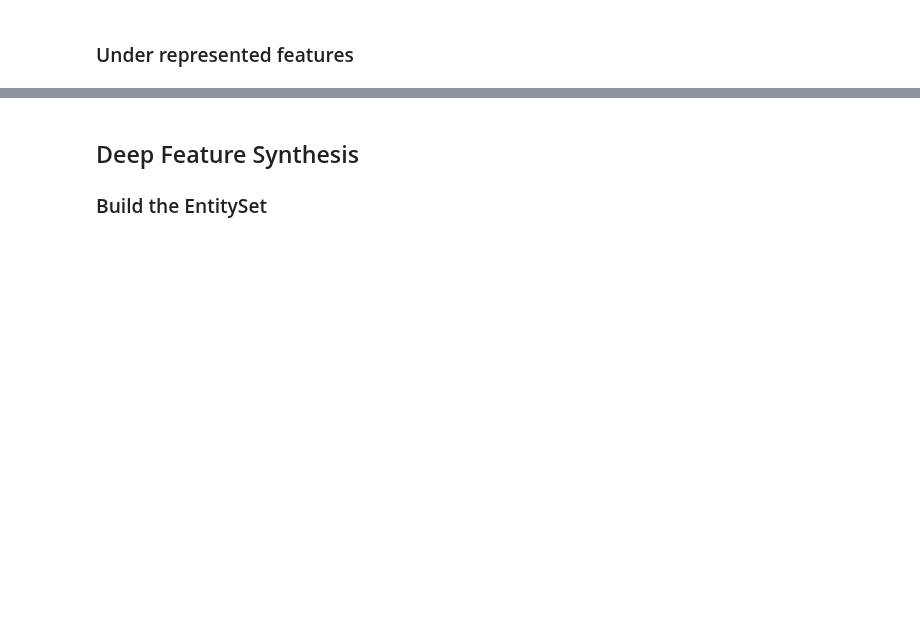
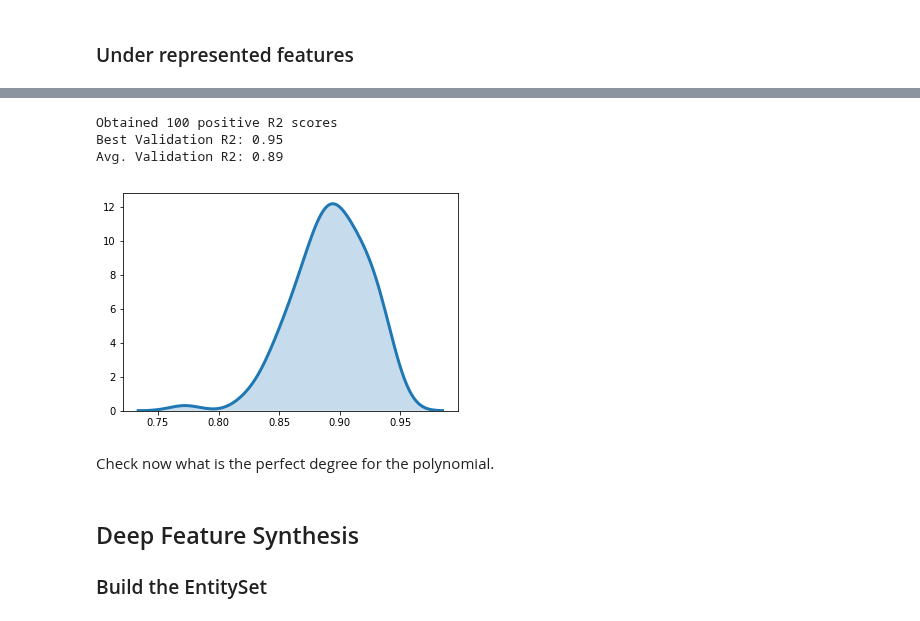
Before and after one commit to renero/class_notebooks, a Jupyter notebook: FE2 Advanced techniques.ipynb, the cells around one changed output, grey strips where cells are left out. Saved outputs shown, nothing was run; the diff lists cells and outputs as text; code cells hidden in the pictures; blank space fills up the shorter version.

```diff
--- a/FE2 Advanced techniques.ipynb
+++ b/FE2 Advanced techniques.ipynb
@@ -128,0 +212,30 @@ houses.describe();
+# %%
+def polynomial_pipeline(X, y, cv, degree):
+    """
+    Build a pipeline with polinomial expressions and linear regression over it.
+    """
+    poly = PolynomialFeatures(degree=degree, interaction_only=False,
+                              include_bias=False)
+    lm = LinearRegression()
+    pipeline = make_pipeline(poly, lm)
+    return pipeline.fit(X, y)
+# %%
+cv = ShuffleSplit(n_splits=100, test_size=0.2, random_state=666)
+pipeline = polynomial_pipeline(X.train, y.train, cv, degree=2)
+scores = cross_val_score(pipeline, X.test, y.test,
+                         scoring="r2", cv=cv)
+
+print('Obtained {} positive R2 scores'.format(len(scores[scores > 0.0])))
+print('Best Validation R2: {:.2f}'.format(max(scores)))
+print('Avg. Validation R2: {:.2f}'.format(np.mean(scores[scores > 0.0])))
+# %% [output]
+Obtained 100 positive R2 scores
+Best Validation R2: 0.95
+Avg. Validation R2: 0.89
+# %%
+sns.distplot(scores[scores > 0.0], hist = False, kde = True,
+             kde_kws = {'shade': True, 'linewidth': 3});
+# %% [output]
+[figure, added]
+# %% [markdown]
+Check now what is the perfect degree for the polynomial.
```
Also changed, not shown: parts of 15 cells of this notebook, 2 other files.
